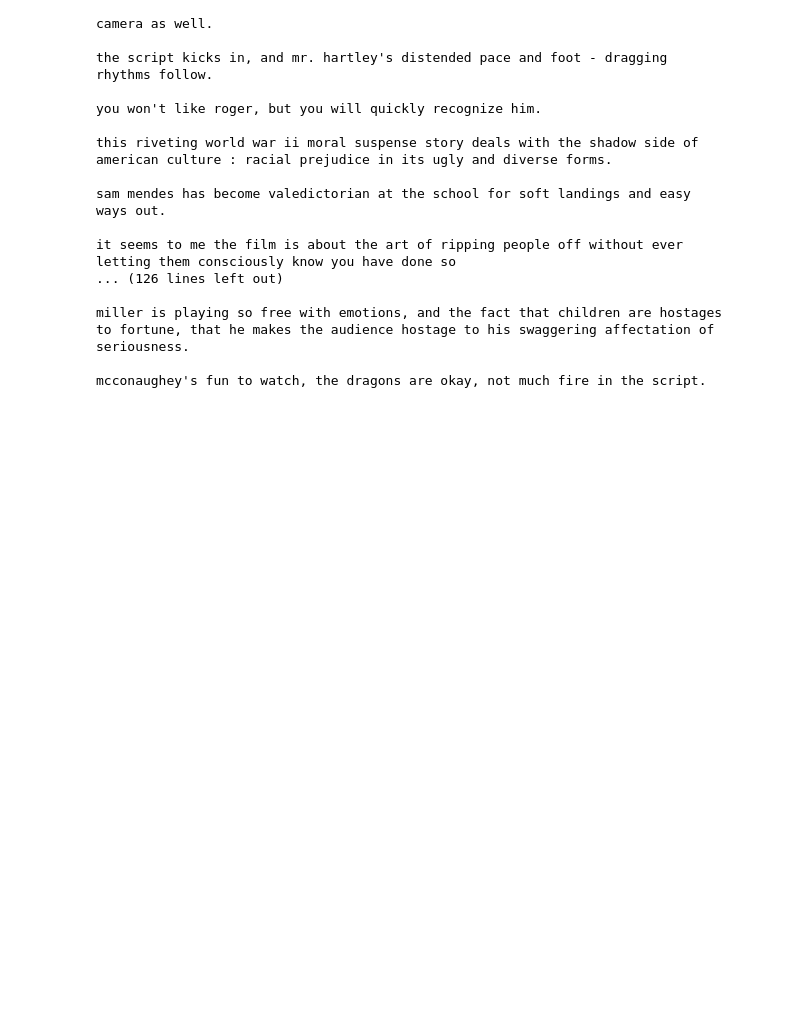
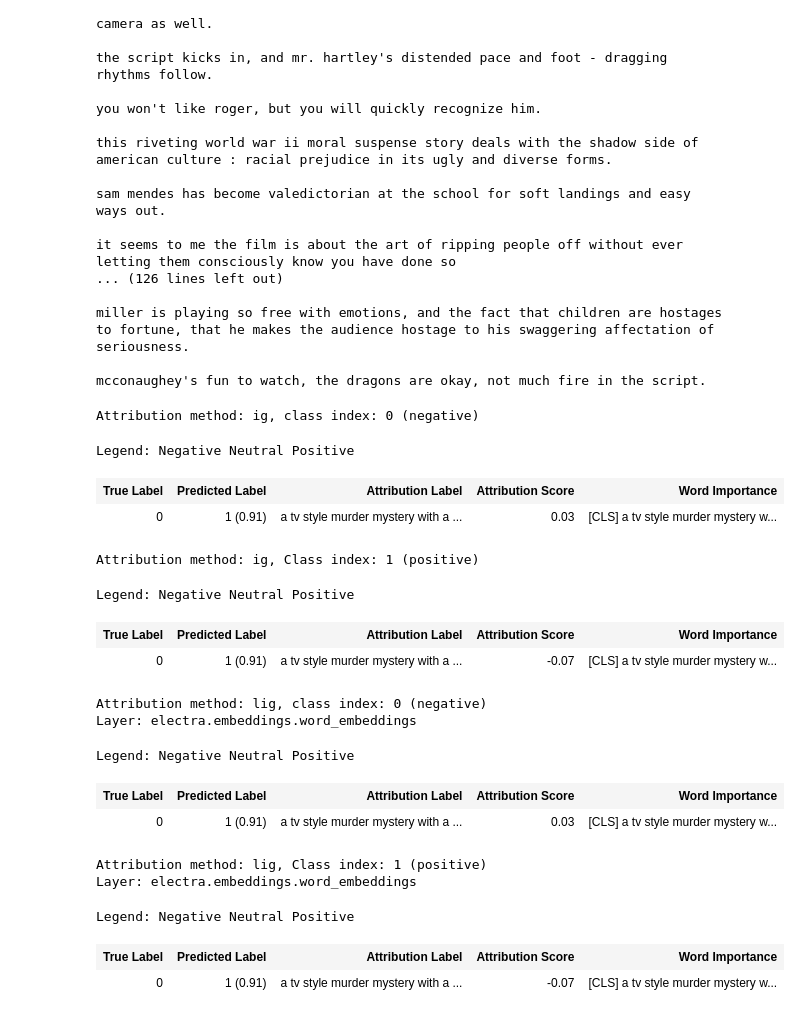
Before and after one commit to lordtt13/transformers-experiments, a Jupyter notebook: Custom Tasks/finetune_electra_and_intrepret_with_integrated_gradients.ipynb, the cells around one changed output. Saved outputs shown, nothing was run; the diff lists cells and outputs as text; code cells hidden in the pictures; blank space fills up the shorter version.

```diff
--- a/Custom Tasks/finetune_electra_and_intrepret_with_integrated_gradients.ipynb
+++ b/Custom Tasks/finetune_electra_and_intrepret_with_integrated_gradients.ipynb
@@ -755,3 +755,30 @@ it seems to me the film is about the art of ripping people off without ever lett
 miller is playing so free with emotions, and the fact that children are hostages to fortune, that he makes the audience hostage to his swaggering affectation of seriousness.
 
 mcconaughey's fun to watch, the dragons are okay, not much fire in the script.
+# %%
+text_vis = "a tv style murder mystery with a few big screen moments ( including one that seems to be made for a different film altogether )."
+true_label_vis = 0
+
+ig_0, ig_1 = visualize_attributions(text_vis, true_label_vis, ig, "ig")
+lig_0, lig_1 = \
+visualize_attributions(text_vis, true_label_vis, lig_we, "lig",
+                       layer_name="electra.embeddings.word_embeddings")
+# %% [output]
+Attribution method: ig, class index: 0 (negative)
+Legend: Negative Neutral Positive
+| True Label | Predicted Label | Attribution Label | Attribution Score | Word Importance |
+| 0 | 1 (0.91) | a tv style murder mystery with a ... | 0.03 | [CLS] a tv style murder mystery w... |
+Attribution method: ig, Class index: 1 (positive)
+Legend: Negative Neutral Positive
+| True Label | Predicted Label | Attribution Label | Attribution Score | Word Importance |
+| 0 | 1 (0.91) | a tv style murder mystery with a ... | -0.07 | [CLS] a tv style murder mystery w... |
+Attribution method: lig, class index: 0 (negative)
+Layer: electra.embeddings.word_embeddings
+Legend: Negative Neutral Positive
+| True Label | Predicted Label | Attribution Label | Attribution Score | Word Importance |
+| 0 | 1 (0.91) | a tv style murder mystery with a ... | 0.03 | [CLS] a tv style murder mystery w... |
+Attribution method: lig, Class index: 1 (positive)
+Layer: electra.embeddings.word_embeddings
+Legend: Negative Neutral Positive
+| True Label | Predicted Label | Attribution Label | Attribution Score | Word Importance |
+| 0 | 1 (0.91) | a tv style murder mystery with a ... | -0.07 | [CLS] a tv style murder mystery w... |
```
